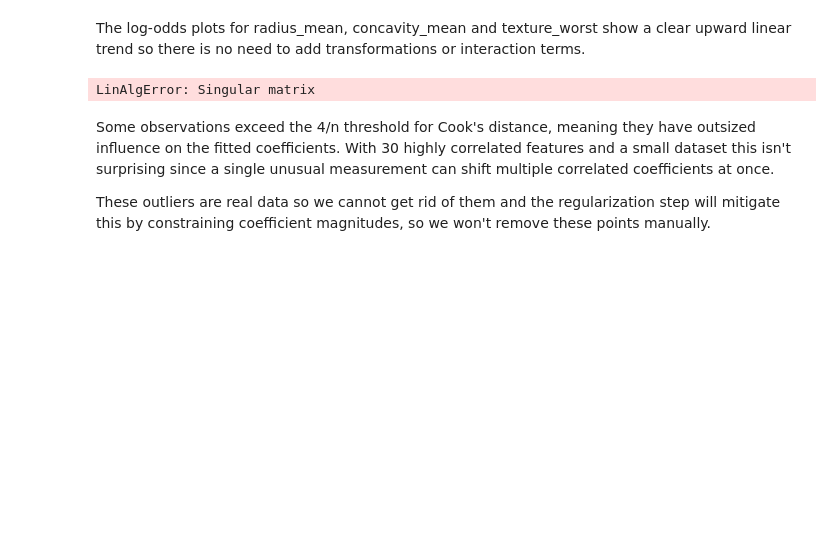
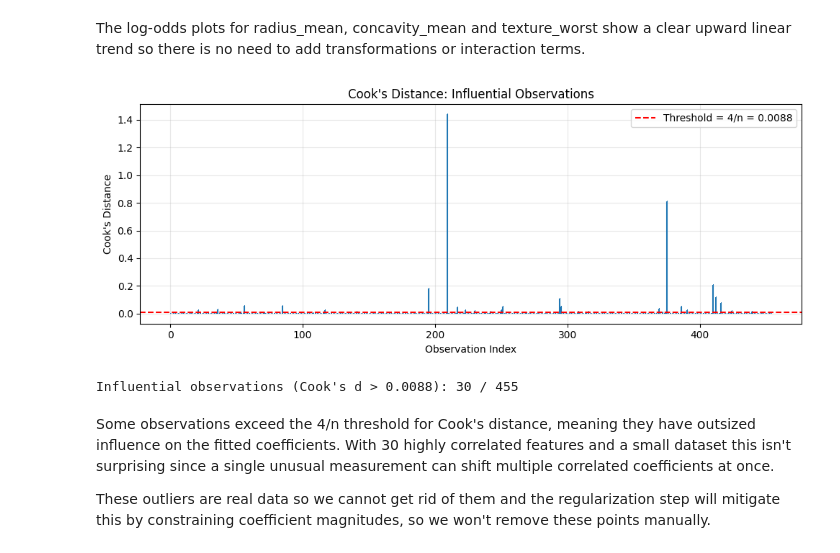
Before and after one commit to amaldu/data-science-katas, a Jupyter notebook: machine_learning/01_regression/logistic_regression/exercises/exercise_logistic_regression.ipynb, the cells around one changed output. Saved outputs shown, nothing was run; the diff lists cells and outputs as text; code cells hidden in the pictures; blank space fills up the shorter version.

```diff
--- a/machine_learning/01_regression/logistic_regression/exercises/exercise_logistic_regression.ipynb
+++ b/machine_learning/01_regression/logistic_regression/exercises/exercise_logistic_regression.ipynb
@@ -251,7 +279,7 @@ The baseline just predicts benign every time and gets 63.16% accuracy. That's th
 from sklearn.linear_model import LogisticRegression
 from sklearn.metrics import roc_auc_score
 
-model = LogisticRegression(random_state=42, max_iter=1000)
+model = LogisticRegression(penalty='none', random_state=42, max_iter=1000)
 model.fit(X_train_scaled, y_train)
 
 y_train_pred = model.predict(X_train_scaled)
@@ -345,30 +369,39 @@ for feat in check_features:
 The log-odds plots for radius_mean, concavity_mean and texture_worst show a clear upward linear trend so there is no need to add transformations or interaction terms.
 # %%
 # Cook's distance (influential observations)
-import statsmodels.api as sm
+# With 30 collinear features, unregularized statsmodels Logit hits perfect separation.
+# We compute Cook's distance manually via SVD of the weighted design matrix.
+y_train_proba_cook = model.predict_proba(X_train_scaled)[:, 1]
+p = np.clip(y_train_proba_cook, 1e-10, 1 - 1e-10)
+W = p * (1 - p)
 
-X_train_const = sm.add_constant(X_train_scaled)
-logit_model = sm.Logit(y_train, X_train_const).fit(disp=0)
+X_const = np.column_stack([np.ones(X_train_scaled.shape[0]), X_train_scaled])
+WX = X_const * np.sqrt(W)[:, None]
+U, s, Vt = np.linalg.svd(WX, full_matrices=False)
+h = (U ** 2).sum(axis=1)
 
-influence = logit_model.get_influence()
-cooks_d = influence.cooks_distance[0]
+pearson_resid = (y_train.values - p) / np.sqrt(W)
+k = X_const.shape[1]
+cooks_d = (pearson_resid ** 2 * h) / (k * (1 - h) ** 2)
+
 threshold_cook = 4 / len(y_train)
 
 plt.figure(figsize=(10, 4))
 plt.stem(range(len(cooks_d)), cooks_d, markerfmt=',', basefmt=' ')
 plt.axhline(y=threshold_cook, color='r', linestyle='--', label=f'Threshold = 4/n = {threshold_cook:.4f}')
 plt.xlabel('Observation Index')
 plt.ylabel("Cook's Distance")
 plt.title("Cook's Distance: Influential Observations")
 plt.legend()
 plt.grid(True, alpha=0.3)
 plt.tight_layout()
 plt.show()
 
 n_influential = (cooks_d > threshold_cook).sum()
 print(f"Influential observations (Cook's d > {threshold_cook:.4f}): {n_influential} / {len(y_train)}")
 # %% [output]
+[figure, added]
-LinAlgError: Singular matrix
+Influential observations (Cook's d > 0.0088): 30 / 455
 # %% [markdown]
 Some observations exceed the 4/n threshold for Cook's distance, meaning they have outsized influence on the fitted coefficients. With 30 highly correlated features and a small dataset this isn't surprising since a single unusual measurement can shift multiple correlated coefficients at once.
 
```
Also changed, not shown: parts of 16 cells of this notebook.
